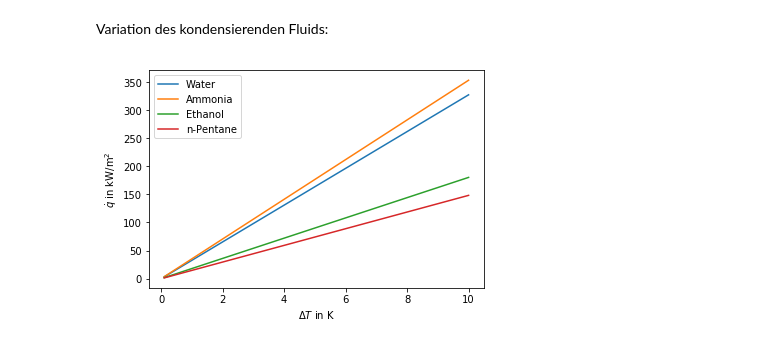
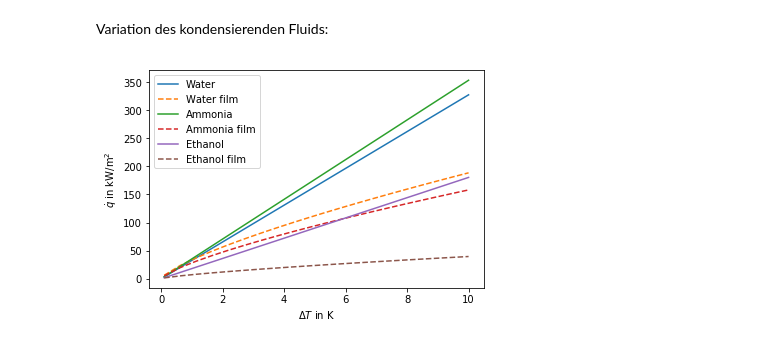
Before and after one commit to JSablowski/DWCmod, a Jupyter notebook: DWCmod.ipynb, the cells around one changed output. Saved outputs shown, nothing was run; the diff lists cells and outputs as text; code cells hidden in the pictures.

```diff
--- a/DWCmod.ipynb
+++ b/DWCmod.ipynb
@@ -38,6 +38,7 @@ fig.savefig("keimstellendichte.jpg", dpi=400)
 # %% [markdown]
 Variation des kondensierenden Fluids:
 # %%
-fig = DWC.plot_q_deltaTsub(inputParameters, medium=["Water", "Ammonia", "Ethanol", "n-Pentane"])
+fig = DWC.plot_q_deltaTsub(inputParameters, medium=["Water", "Ammonia", "Ethanol"], filmwise=True)
+fig.savefig("fluide.jpg", dpi=400)
 # %% [output]
-[figure, old version]
+[figure, new version]
```
Also changed, not shown: 1 other file.
